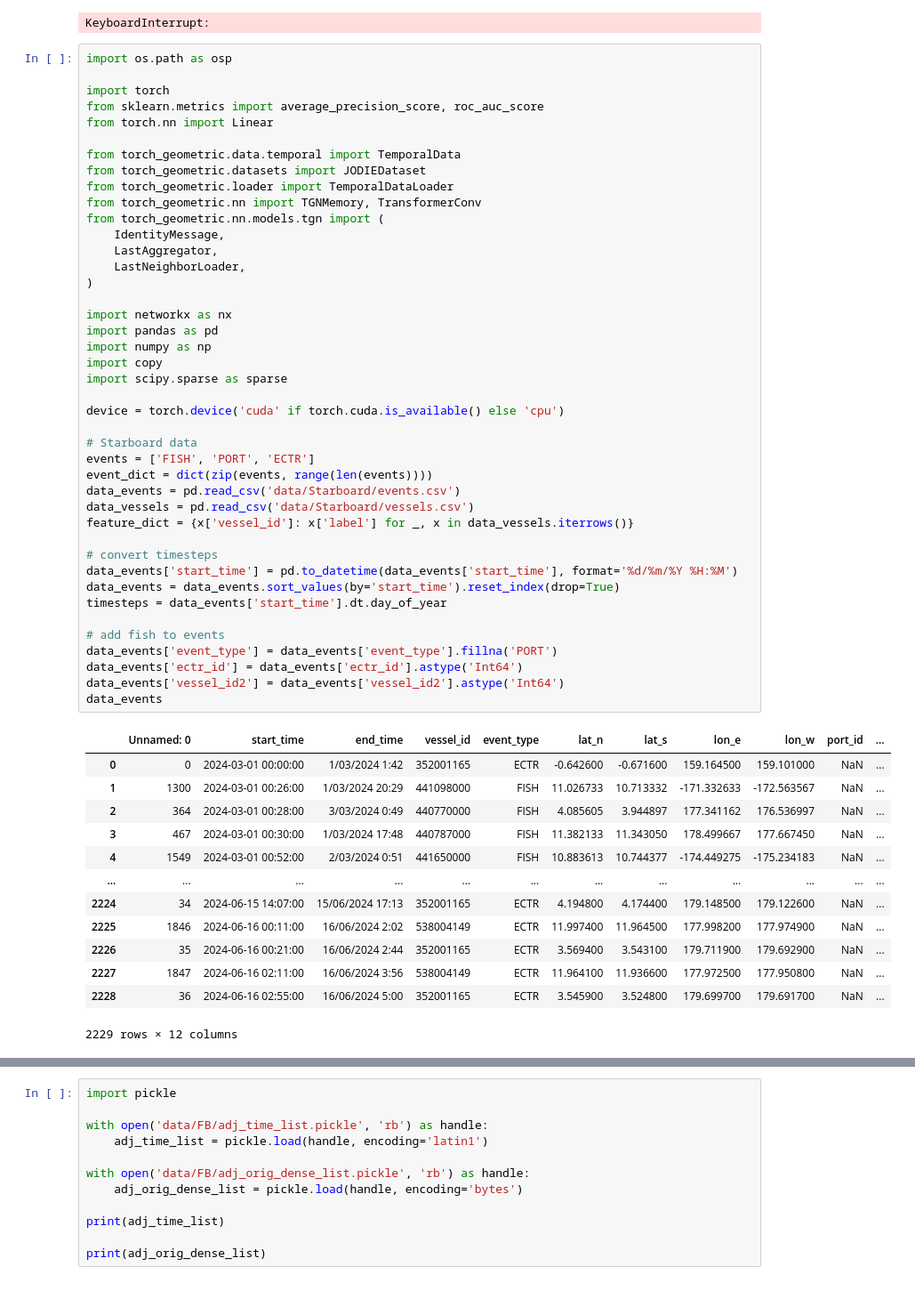
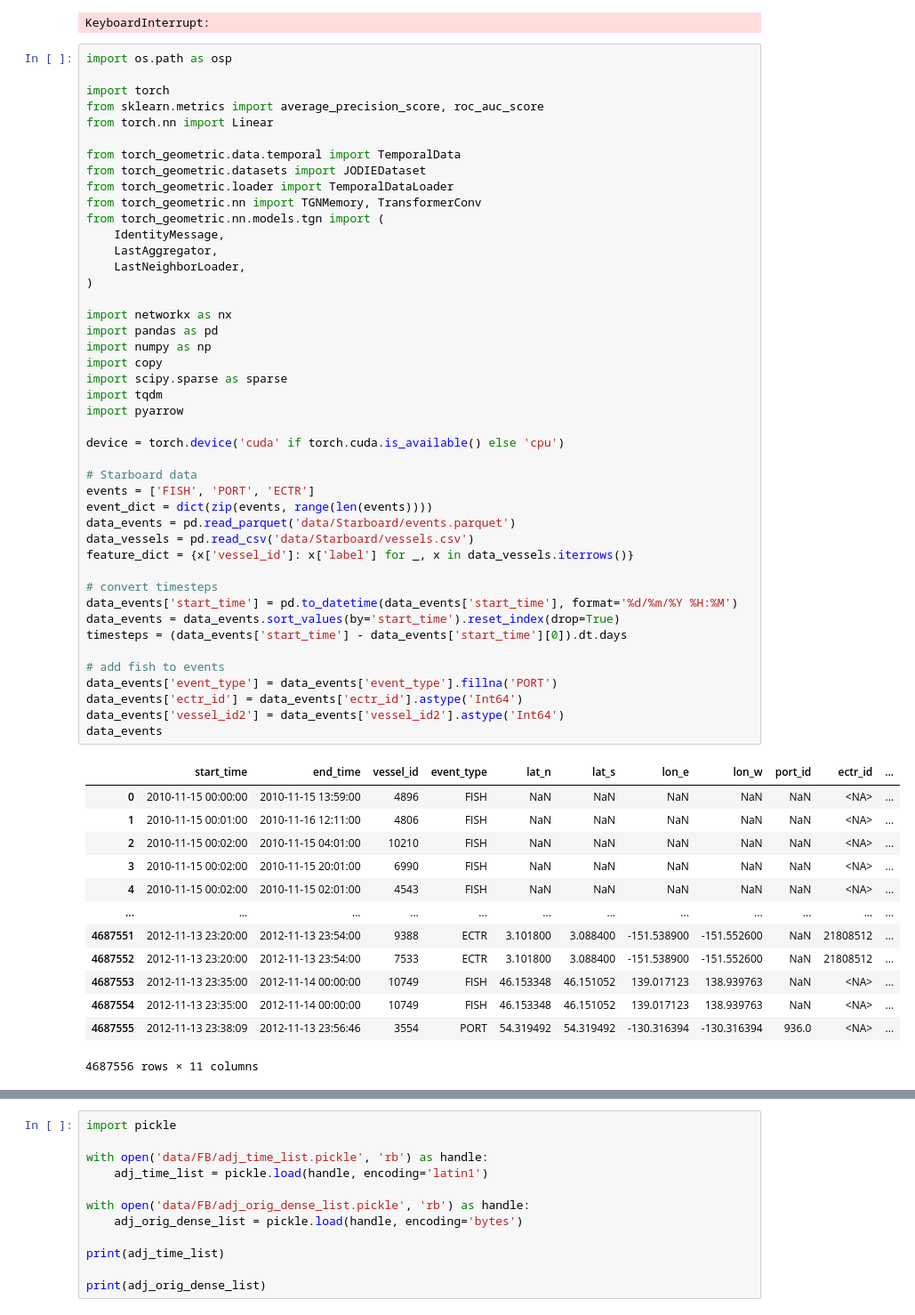
Before and after one commit to mattalajas/GEODE2025, a Jupyter notebook: practice.ipynb, the cells around one changed output, grey strips where cells are left out. Shown at 89% size. Drawn from its saved outputs; the diff is of its cells as text.

```diff
--- a/practice.ipynb
+++ b/practice.ipynb
@@ -856,45 +856,47 @@ from torch_geometric.nn import TGNMemory, TransformerConv
 from torch_geometric.nn.models.tgn import (
     IdentityMessage,
     LastAggregator,
     LastNeighborLoader,
 )
 
 import networkx as nx
 import pandas as pd
 import numpy as np
 import copy
 import scipy.sparse as sparse
+import tqdm
+import pyarrow
 
 device = torch.device('cuda' if torch.cuda.is_available() else 'cpu')
 
 # Starboard data
 events = ['FISH', 'PORT', 'ECTR']
 event_dict = dict(zip(events, range(len(events))))
-data_events = pd.read_csv('data/Starboard/events.csv')
+data_events = pd.read_parquet('data/Starboard/events.parquet')
 data_vessels = pd.read_csv('data/Starboard/vessels.csv')
 feature_dict = {x['vessel_id']: x['label'] for _, x in data_vessels.iterrows()}
 
 # convert timesteps
 data_events['start_time'] = pd.to_datetime(data_events['start_time'], format='%d/%m/%Y %H:%M')
 data_events = data_events.sort_values(by='start_time').reset_index(drop=True)
-timesteps = data_events['start_time'].dt.day_of_year
+timesteps = (data_events['start_time'] - data_events['start_time'][0]).dt.days
 
 # add fish to events
 data_events['event_type'] = data_events['event_type'].fillna('PORT')
 data_events['ectr_id'] = data_events['ectr_id'].astype('Int64')
 data_events['vessel_id2'] = data_events['vessel_id2'].astype('Int64')
 data_events
 # %% [output]
-|  | Unnamed: 0 | start_time | end_time | vessel_id | event_type | lat_n | lat_s | lon_e | lon_w | port_id | ... |
-| 0 | 0 | 2024-03-01 00:00:00 | 1/03/2024 1:42 | 352001165 | ECTR | -0.642600 | -0.671600 | 159.164500 | 159.101000 | NaN | ... |
-| 1 | 1300 | 2024-03-01 00:26:00 | 1/03/2024 20:29 | 441098000 | FISH | 11.026733 | 10.713332 | -171.332633 | -172.563567 | NaN | ... |
-| 2 | 364 | 2024-03-01 00:28:00 | 3/03/2024 0:49 | 440770000 | FISH | 4.085605 | 3.944897 | 177.341162 | 176.536997 | NaN | ... |
-| 3 | 467 | 2024-03-01 00:30:00 | 1/03/2024 17:48 | 440787000 | FISH | 11.382133 | 11.343050 | 178.499667 | 177.667450 | NaN | ... |
-| 4 | 1549 | 2024-03-01 00:52:00 | 2/03/2024 0:51 | 441650000 | FISH | 10.883613 | 10.744377 | -174.449275 | -175.234183 | NaN | ... |
+|  | start_time | end_time | vessel_id | event_type | lat_n | lat_s | lon_e | lon_w | port_id | ectr_id | ... |
+| 0 | 2010-11-15 00:00:00 | 2010-11-15 13:59:00 | 4896 | FISH | NaN | NaN | NaN | NaN | NaN | <NA> | ... |
+| 1 | 2010-11-15 00:01:00 | 2010-11-16 12:11:00 | 4806 | FISH | NaN | NaN | NaN | NaN | NaN | <NA> | ... |
+| 2 | 2010-11-15 00:02:00 | 2010-11-15 04:01:00 | 10210 | FISH | NaN | NaN | NaN | NaN | NaN | <NA> | ... |
+| 3 | 2010-11-15 00:02:00 | 2010-11-15 20:01:00 | 6990 | FISH | NaN | NaN | NaN | NaN | NaN | <NA> | ... |
+| 4 | 2010-11-15 00:02:00 | 2010-11-15 02:01:00 | 4543 | FISH | NaN | NaN | NaN | NaN | NaN | <NA> | ... |
 | ... | ... | ... | ... | ... | ... | ... | ... | ... | ... | ... | ... |
-| 2224 | 34 | 2024-06-15 14:07:00 | 15/06/2024 17:13 | 352001165 | ECTR | 4.194800 | 4.174400 | 179.148500 | 179.122600 | NaN | ... |
-| 2225 | 1846 | 2024-06-16 00:11:00 | 16/06/2024 2:02 | 538004149 | ECTR | 11.997400 | 11.964500 | 177.998200 | 177.974900 | NaN | ... |
-| 2226 | 35 | 2024-06-16 00:21:00 | 16/06/2024 2:44 | 352001165 | ECTR | 3.569400 | 3.543100 | 179.711900 | 179.692900 | NaN | ... |
-| 2227 | 1847 | 2024-06-16 02:11:00 | 16/06/2024 3:56 | 538004149 | ECTR | 11.964100 | 11.936600 | 177.972500 | 177.950800 | NaN | ... |
-| 2228 | 36 | 2024-06-16 02:55:00 | 16/06/2024 5:00 | 352001165 | ECTR | 3.545900 | 3.524800 | 179.699700 | 179.691700 | NaN | ... |
+| 4687551 | 2012-11-13 23:20:00 | 2012-11-13 23:54:00 | 9388 | ECTR | 3.101800 | 3.088400 | -151.538900 | -151.552600 | NaN | 21808512 | ... |
+| 4687552 | 2012-11-13 23:20:00 | 2012-11-13 23:54:00 | 7533 | ECTR | 3.101800 | 3.088400 | -151.538900 | -151.552600 | NaN | 21808512 | ... |
+| 4687553 | 2012-11-13 23:35:00 | 2012-11-14 00:00:00 | 10749 | FISH | 46.153348 | 46.151052 | 139.017123 | 138.939763 | NaN | <NA> | ... |
+| 4687554 | 2012-11-13 23:35:00 | 2012-11-14 00:00:00 | 10749 | FISH | 46.153348 | 46.151052 | 139.017123 | 138.939763 | NaN | <NA> | ... |
+| 4687555 | 2012-11-13 23:38:09 | 2012-11-13 23:56:46 | 3554 | PORT | 54.319492 | 54.319492 | -130.316394 | -130.316394 | 936.0 | <NA> | ... |
-2229 rows × 12 columns
+4687556 rows × 11 columns
```
Also changed, not shown: parts of 10 cells of this notebook, 6 other files.
